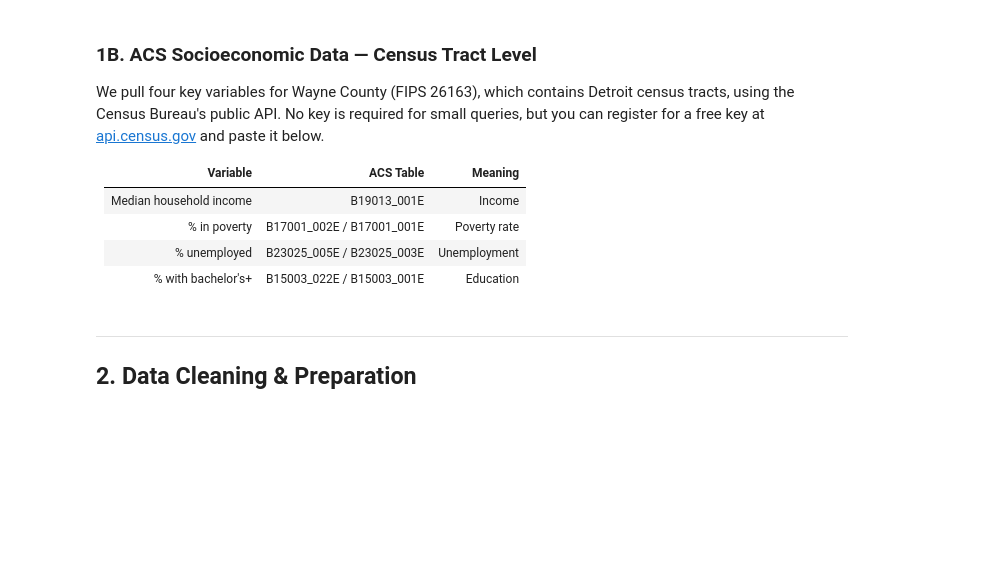
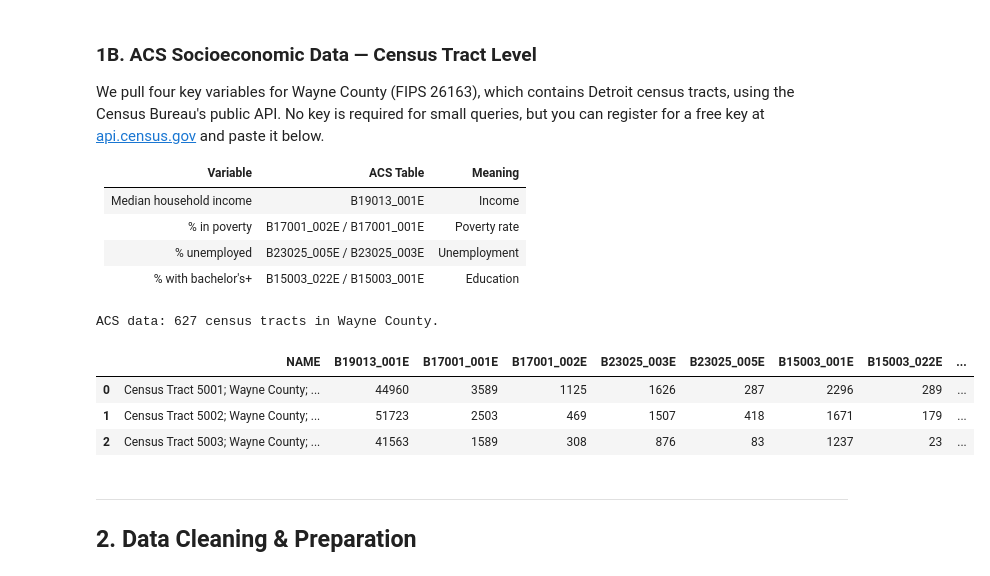
Before and after one commit to raechaelk/311-detroit-data, a Jupyter notebook: detroit_311_analysis.ipynb, the cells around one changed output. Drawn from its saved outputs; the diff is of its cells as text; code cells hidden in the pictures; blank space fills up the shorter version.

```diff
--- a/detroit_311_analysis.ipynb
+++ b/detroit_311_analysis.ipynb
@@ -92,38 +108,42 @@ We pull four key variables for Wayne County (FIPS 26163), which contains Detroit
 | % unemployed | B23025_005E / B23025_003E | Unemployment |
 | % with bachelor's+ | B15003_022E / B15003_001E | Education |
 # %%
-CENSUS_API_KEY = "YOUR_KEY_HERE"  # Leave as-is for keyless (limited) access
+CENSUS_API_KEY = "82733b3f6e5484d7137f09aa6cb51d784bb3aa3b"  # Leave as-is for keyless (limited) access
 
 VARIABLES = [
     "B19013_001E",   # Median household income
     "B17001_001E",   # Total population (poverty denominator)
     "B17001_002E",   # Below poverty level
     "B23025_003E",   # In labor force (unemployment denominator)
     "B23025_005E",   # Unemployed
     "B15003_001E",   # Educational attainment denominator (25+)
     "B15003_022E",   # Bachelor's degree
     "B15003_023E",   # Master's degree
     "B15003_025E",   # Doctoral degree
 ]
 
 vars_str = ",".join(VARIABLES)
 
 url = (
     f"https://api.census.gov/data/2022/acs/acs5"
     f"?get=NAME,{vars_str}"
     f"&for=tract:*"
     f"&in=state:26%20county:163"  # Michigan (26), Wayne County (163)
 )
-if CENSUS_API_KEY != "YOUR_KEY_HERE":
-    url += f"&key={CENSUS_API_KEY}"
 
 resp = requests.get(url, timeout=30)
 resp.raise_for_status()
 data = resp.json()
 
 acs_raw = pd.DataFrame(data[1:], columns=data[0])
 print(f"ACS data: {len(acs_raw):,} census tracts in Wayne County.")
 acs_raw.head(3)
+# %% [output]
+ACS data: 627 census tracts in Wayne County.
+|  | NAME | B19013_001E | B17001_001E | B17001_002E | B23025_003E | B23025_005E | B15003_001E | B15003_022E | ... |
+| 0 | Census Tract 5001; Wayne County; ... | 44960 | 3589 | 1125 | 1626 | 287 | 2296 | 289 | ... |
+| 1 | Census Tract 5002; Wayne County; ... | 51723 | 2503 | 469 | 1507 | 418 | 1671 | 179 | ... |
+| 2 | Census Tract 5003; Wayne County; ... | 41563 | 1589 | 308 | 876 | 83 | 1237 | 23 | ... |
 # %% [markdown]
 ---
 ## 2. Data Cleaning & Preparation
```
Also changed, not shown: parts of 15 cells of this notebook.
